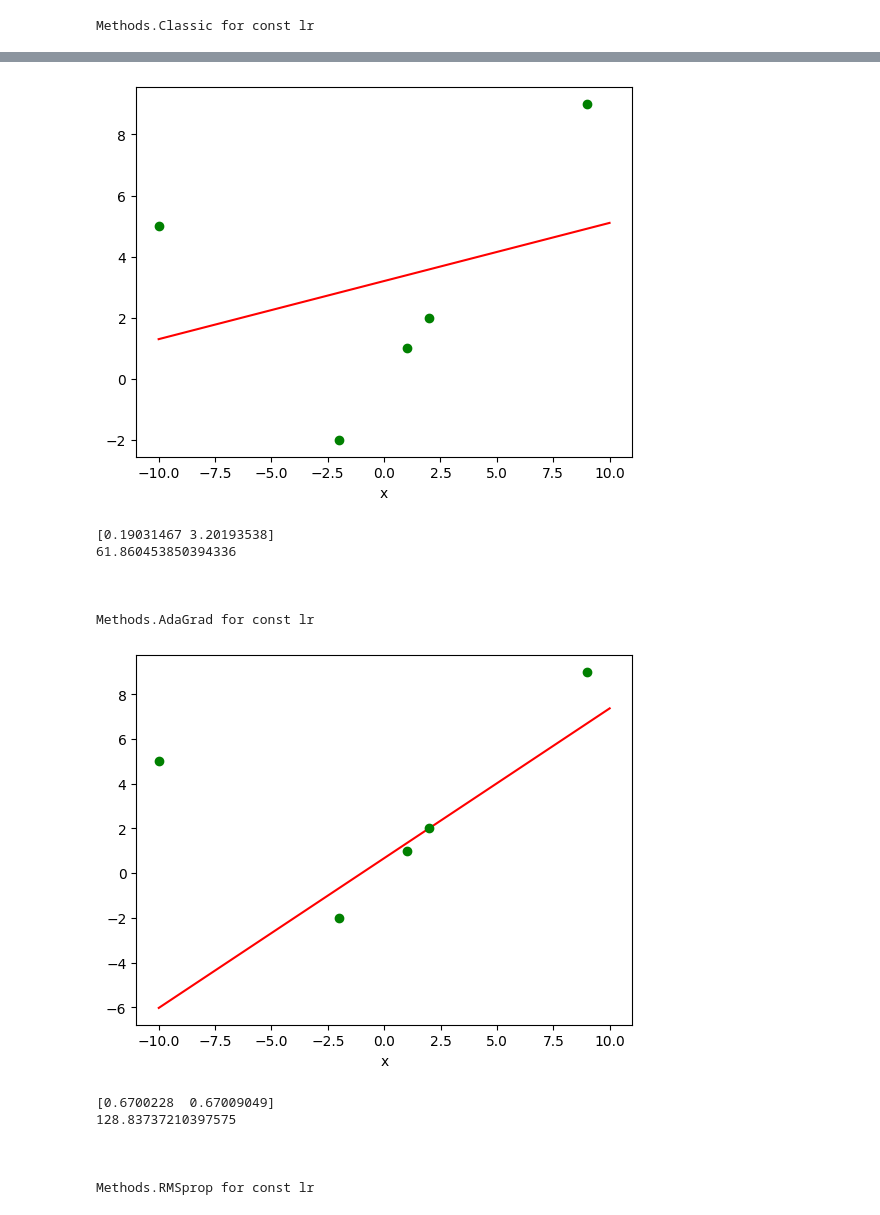
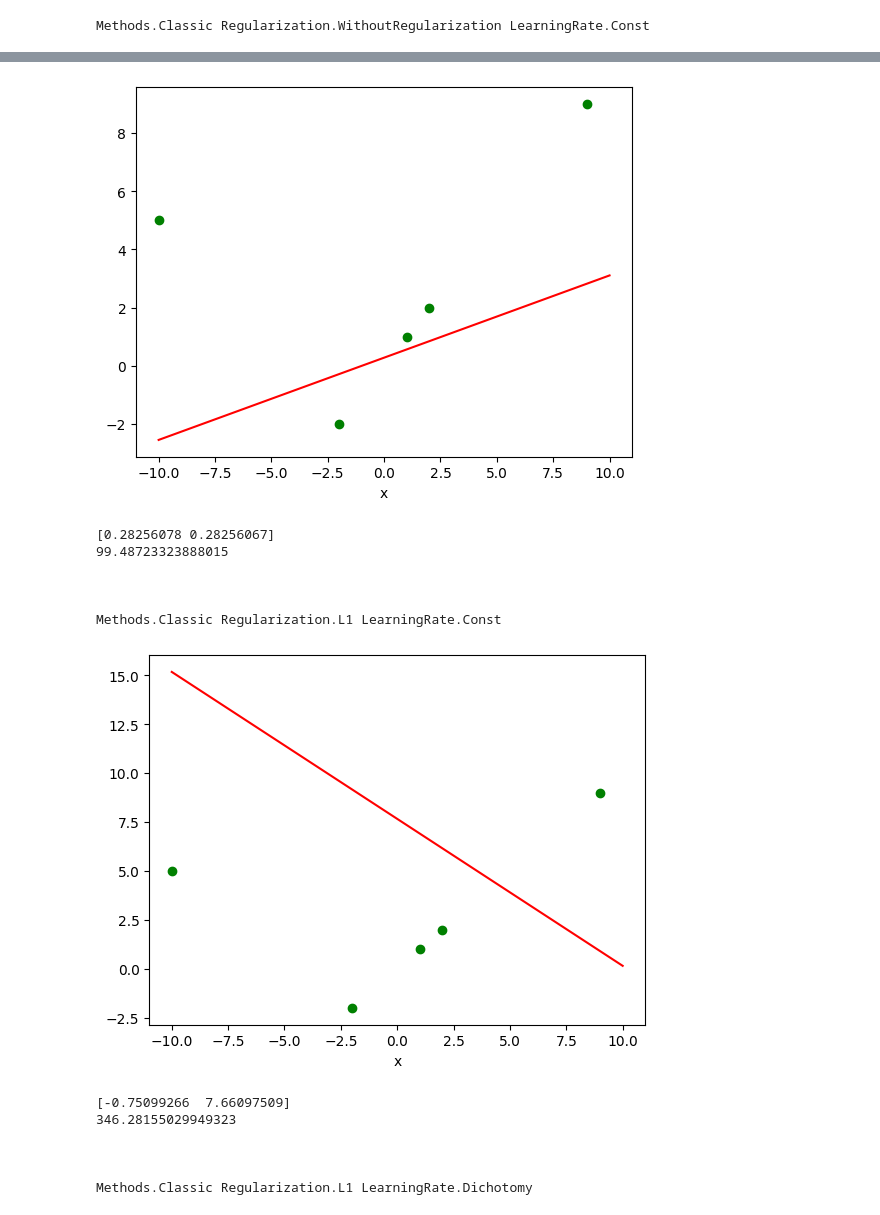
Before and after one commit to BasedKT/lab2, a Jupyter notebook: solution_lab2.ipynb, the cells around one changed output, grey strips where cells are left out. Saved outputs shown, nothing was run; the diff lists cells and outputs as text; code cells hidden in the pictures.

Commit message:
Add regularization

```diff
--- a/solution_lab2.ipynb
+++ b/solution_lab2.ipynb
@@ -107,26 +133,21 @@ current_x = np.array([1., 2., 9., -2., -10.])
 current_y = np.array([1., 2., 9., -2., 5])
 
 for method in Methods:
-    linear_reg_const = LinearRegression(
-        current_t, current_w, current_x, current_y
-    )
-    print(str(method) + " for const lr")
-    sgd_handler(linear_reg_const, lambda x: 0.01, method)
-    visualise_points(linear_reg_const)
-    current_w = np.array([0., 0.])
-    print("\n\n")
-
-for method in Methods:
-    linear_reg_dichotomy = LinearRegression(
-        current_t, current_w, current_x, current_y
-    )
-    print(str(method) + " for dichotomy lr" + "\n\n")
-    sgd_handler(linear_reg_dichotomy, lr_dichotomy(0.001, 0.0001), method)
-    visualise_points(linear_reg_dichotomy)
-    current_w = np.array([0., 0.])
-    print("\n\n")
+    for regularization in Regularization:
+        for lr in LearningRate:
+            linear_reg_const = LinearRegression(
+                current_t, current_w, current_x, current_y, regularization
+            )
+            print(str(method) + " " + str(regularization) + " " + str(lr))
+            if lr == LearningRate.Const:
+                sgd_handler(linear_reg_const, lambda x: 0.01, method)
+            elif lr == LearningRate.Dichotomy:
+                sgd_handler(linear_reg_const, lr_dichotomy(0.001, 0.0001), method)
+            visualise_points(linear_reg_const)
+            current_w = np.array([0., 0.])
+            print("\n\n")
 # %% [output]
-Methods.Classic for const lr
+Methods.Classic Regularization.WithoutRegularization LearningRate.Const
 [figure]
 [-0.74654709  7.66981717]
 344.65291429435626
@@ -137,14 +158,14 @@ Methods.Momentum for const lr
-[figure, old version]
+[figure, new version]
-[0.19031467 3.20193538]
-61.860453850394336
+[0.28256078 0.28256067]
+99.48723323888015
 
 
 
-Methods.AdaGrad for const lr
+Methods.Classic Regularization.L1 LearningRate.Const
-[figure, old version]
+[figure, new version]
-[0.6700228  0.67009049]
-128.83737210397575
+[-0.75099266  7.66097509]
+346.28155029949323
 
 
 
-Methods.RMSprop for const lr
+Methods.Classic Regularization.L1 LearningRate.Dichotomy
```
Also changed, not shown: parts of 2 cells of this notebook.
